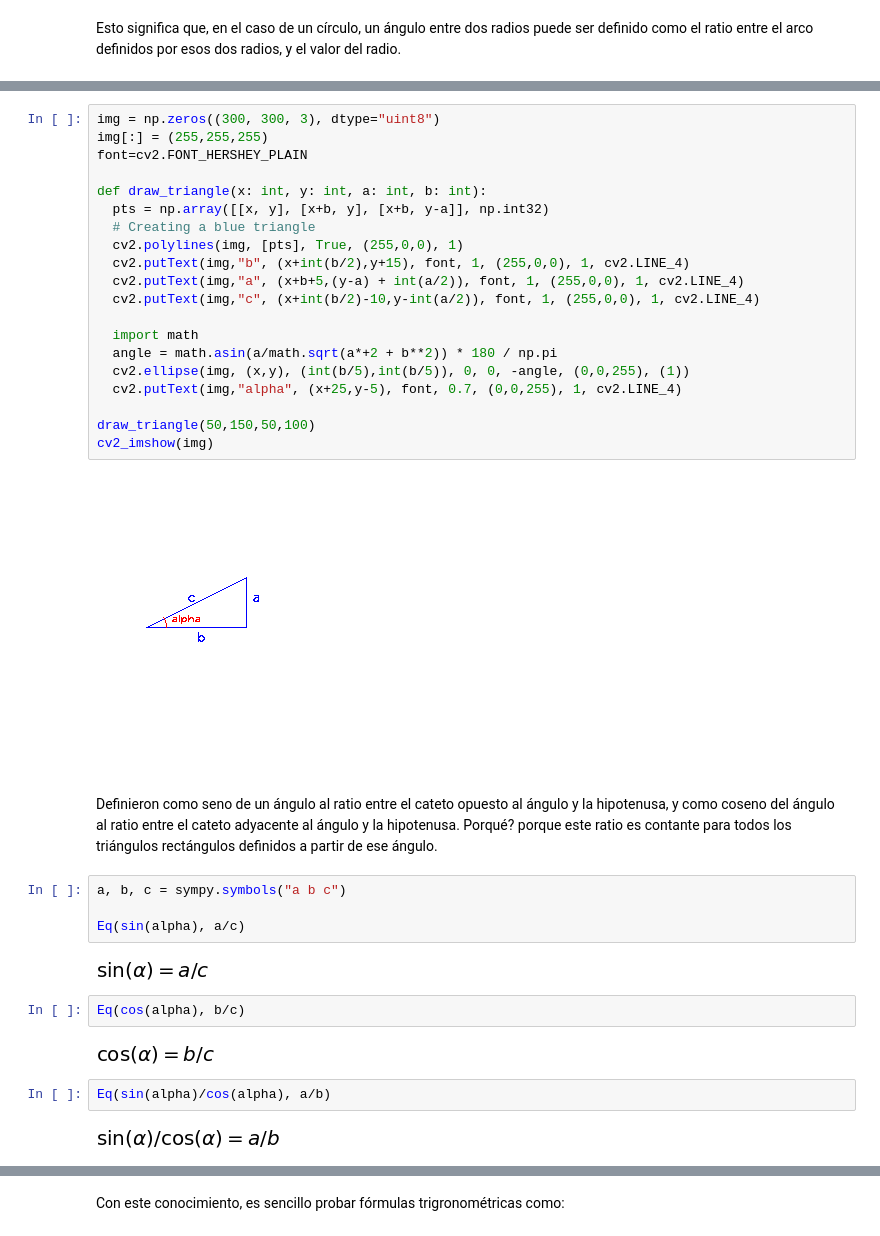
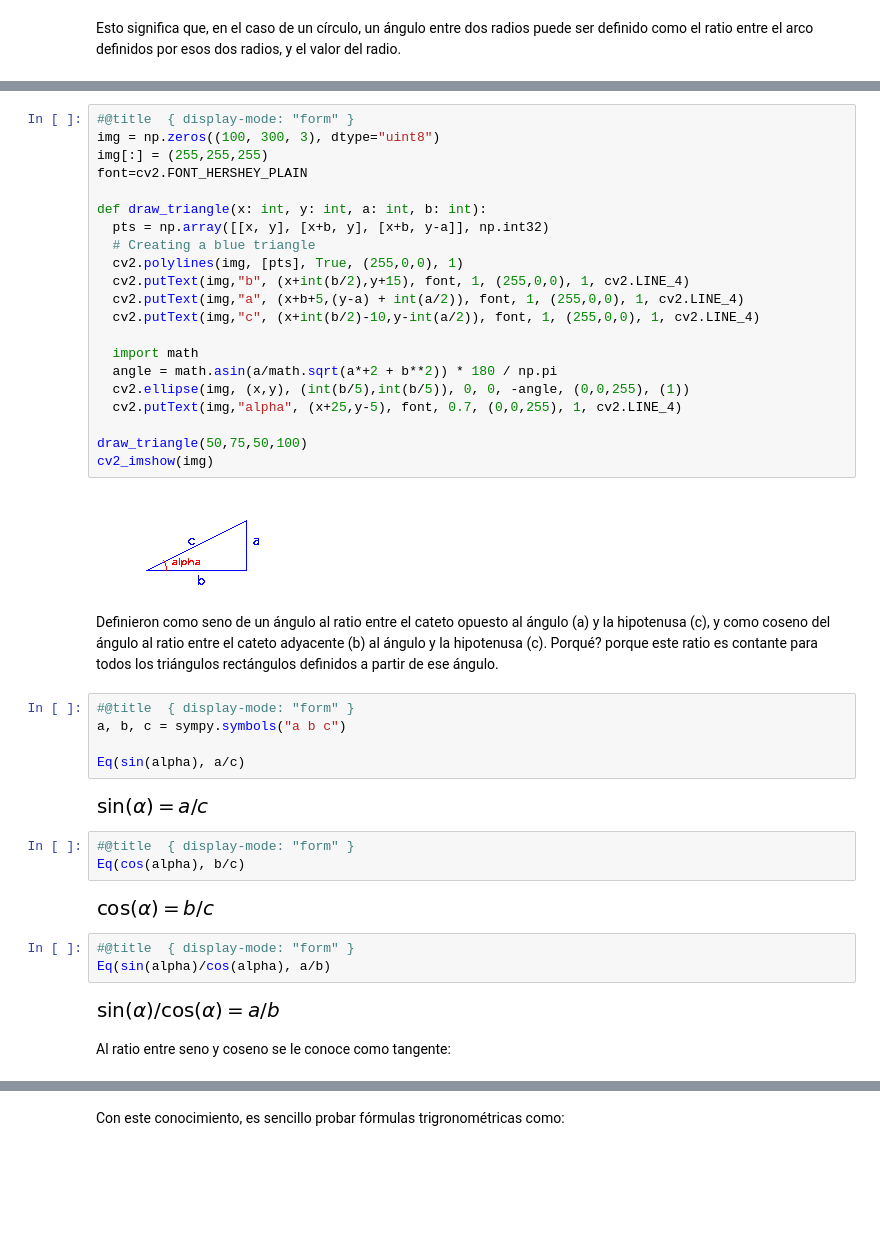
Before and after one commit to josemiguelpulido/general-relativity, a Jupyter notebook: CurvaturaTierra.ipynb, the cells around one changed output, grey strips where cells are left out. Cells and saved outputs as stored; diff of their text form; blank space fills up the shorter version.

```diff
--- a/CurvaturaTierra.ipynb
+++ b/CurvaturaTierra.ipynb
@@ -154,39 +160,45 @@ Los griegos también definieron dos ratios en un triángulo rectángulo.
 # %%
-img = np.zeros((300, 300, 3), dtype="uint8")
+#@title  { display-mode: "form" }
+img = np.zeros((100, 300, 3), dtype="uint8")
 img[:] = (255,255,255)
 font=cv2.FONT_HERSHEY_PLAIN
 
 def draw_triangle(x: int, y: int, a: int, b: int):
   pts = np.array([[x, y], [x+b, y], [x+b, y-a]], np.int32)
   # Creating a blue triangle
   cv2.polylines(img, [pts], True, (255,0,0), 1)
   cv2.putText(img,"b", (x+int(b/2),y+15), font, 1, (255,0,0), 1, cv2.LINE_4)
   cv2.putText(img,"a", (x+b+5,(y-a) + int(a/2)), font, 1, (255,0,0), 1, cv2.LINE_4)
   cv2.putText(img,"c", (x+int(b/2)-10,y-int(a/2)), font, 1, (255,0,0), 1, cv2.LINE_4)
 
   import math
   angle = math.asin(a/math.sqrt(a*+2 + b**2)) * 180 / np.pi
   cv2.ellipse(img, (x,y), (int(b/5),int(b/5)), 0, 0, -angle, (0,0,255), (1))
   cv2.putText(img,"alpha", (x+25,y-5), font, 0.7, (0,0,255), 1, cv2.LINE_4)
 
-draw_triangle(50,150,50,100)
+draw_triangle(50,75,50,100)
 cv2_imshow(img)
 # %% [output]
-[figure, old version]
+[figure, new version]
 # %% [markdown]
-Definieron como seno de un ángulo al ratio entre el cateto opuesto al ángulo y la hipotenusa, y como coseno del ángulo al ratio entre el cateto adyacente al ángulo y la hipotenusa. Porqué? porque este ratio es contante para todos los triángulos rectángulos definidos a partir de ese ángulo.
+Definieron como seno de un ángulo al ratio entre el cateto opuesto al ángulo (a) y la hipotenusa (c), y como coseno del ángulo al ratio entre el cateto adyacente (b) al ángulo y la hipotenusa (c). Porqué? porque este ratio es contante para todos los triángulos rectángulos definidos a partir de ese ángulo.
 # %%
+#@title  { display-mode: "form" }
 a, b, c = sympy.symbols("a b c")
 
 Eq(sin(alpha), a/c)
 # %% [output]
 [figure]
 # %%
+#@title  { display-mode: "form" }
 Eq(cos(alpha), b/c)
 # %% [output]
 [figure]
 # %%
+#@title  { display-mode: "form" }
 Eq(sin(alpha)/cos(alpha), a/b)
 # %% [output]
 [figure]
+# %% [markdown]
+Al ratio entre seno y coseno se le conoce como tangente:
 # %%
```
Also changed, not shown: parts of 41 cells of this notebook.
